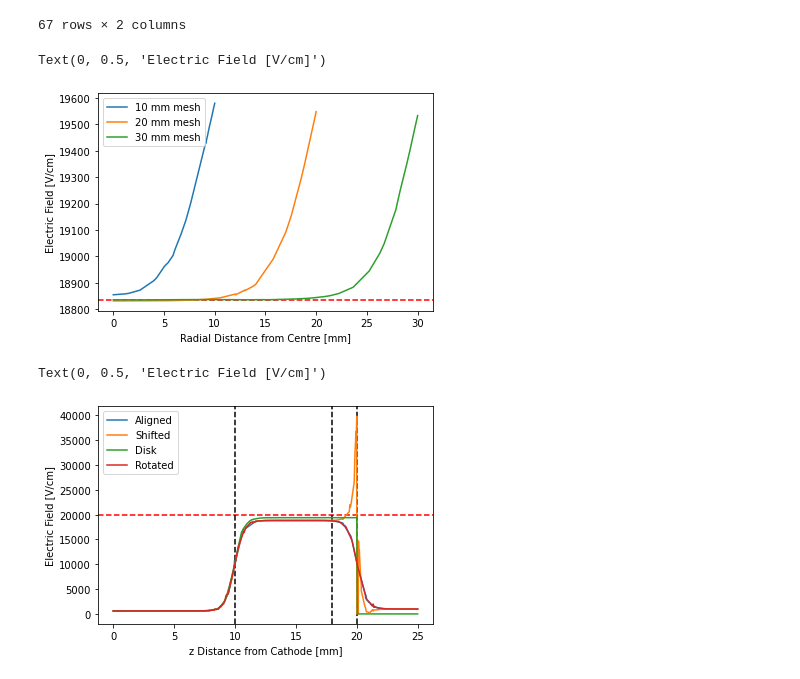
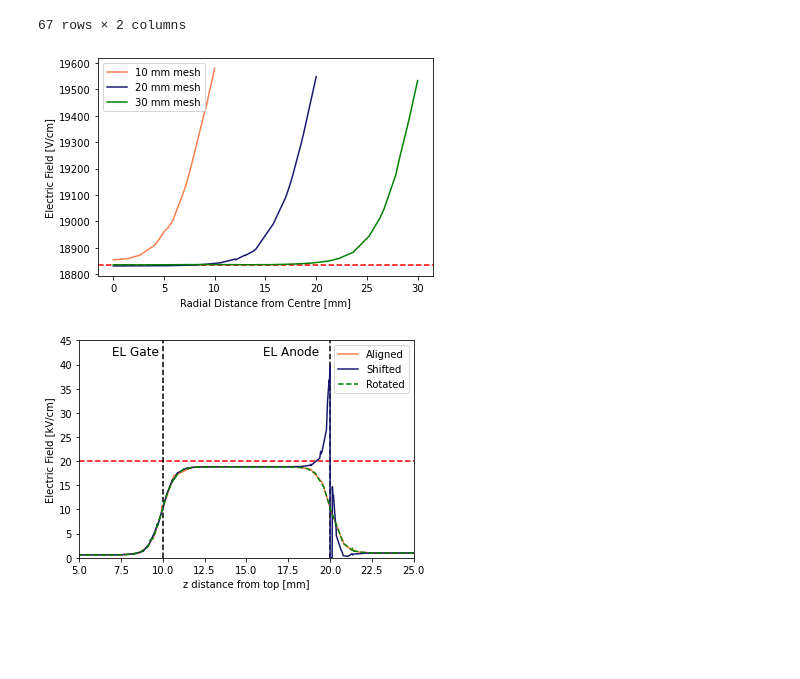
Before and after one commit to kvjmistry/GarfieldCode, a Jupyter notebook: Electroluminescence/notebooks/PlotElectricField.ipynb, the cells around one changed output. Saved outputs shown, nothing was run; the diff lists cells and outputs as text; code cells hidden in the pictures; blank space fills up the shorter version.

Commit message:
New updates for more electric fields and paper plots

```diff
--- a/Electroluminescence/notebooks/PlotElectricField.ipynb
+++ b/Electroluminescence/notebooks/PlotElectricField.ipynb
@@ -24,16 +29,19 @@ display(E_30)
 # %%
 plt.figure()
 
+# Create a sequential colormap
+cmap = get_cmap('Spectral')  # You can choose any sequential colormap here
+
 plt.axhline(y = 18835.3, color = 'r', linestyle = '--')
-plt.plot(E_10["y"], E_10["E"], label = "10 mm mesh")
-plt.plot(E_20["y"], E_20["E"], label = "20 mm mesh")
-plt.plot(E_30["y"], E_30["E"], label = "30 mm mesh")
+plt.plot(E_10["y"], E_10["E"], label = "10 mm mesh", color = 'coral')
+plt.plot(E_20["y"], E_20["E"], label = "20 mm mesh", color = 'midnightblue')
+plt.plot(E_30["y"], E_30["E"], label = "30 mm mesh", color = 'green')
 plt.legend()
 plt.xlabel("Radial Distance from Centre [mm]")
 plt.ylabel("Electric Field [V/cm]")
+plt.savefig("../Plots/RadialField.pdf")
 # %% [output]
-Text(0, 0.5, 'Electric Field [V/cm]')
-[figure, old version]
+[figure, new version]
 # %%
 # Load in the electric fields vs z position
 Ez_align = pd.read_csv(f"../Files/ElectricField/Central_EField_Aligned.txt", delimiter = ",")
@@ -43,16 +51,20 @@ Ez_disk = pd.read_csv(f"../Files/ElectricField/Central_EField_Disk.txt", delimit
 # %%
 plt.figure()
 
-plt.axhline(y = 20000, color = 'r', linestyle = '--')
+plt.axhline(y = 20, color = 'r', linestyle = '--')
 plt.axvline(x = 10, color = 'k', linestyle = '--')
 plt.axvline(x = 20, color = 'k', linestyle = '--')
-plt.plot(Ez_align["z"], Ez_align["E"], label = "Aligned")
-plt.plot(Ez_shift["z"], Ez_shift["E"], label = "Shifted")
-plt.plot(Ez_disk["z"], Ez_disk["E"], label = "Disk")
-plt.plot(Ez_rotated["z"], Ez_rotated["E"], label = "Rotated")
+plt.plot(Ez_align["z"], Ez_align["E"]/1e3, label = "Aligned", color = 'coral')
+plt.plot(Ez_shift["z"], Ez_shift["E"]/1e3, label = "Shifted", color = 'midnightblue')
+# plt.plot(Ez_disk["z"], Ez_disk["E"], label = "Disk")
+plt.plot(Ez_rotated["z"], Ez_rotated["E"]/1e3, label = "Rotated",linestyle = '--', color = 'green')
+plt.text(7, 42, 'EL Gate', fontsize=12, color='black')
+plt.text(16, 42, 'EL Anode', fontsize=12, color='black')
 plt.legend()
-plt.xlabel("z Distance from Cathode [mm]")
-plt.ylabel("Electric Field [V/cm]")
+plt.xlim(5, 25)
+plt.ylim(0, 45)
+plt.xlabel("z distance from top [mm]")
+plt.ylabel("Electric Field [kV/cm]")
+plt.savefig("../Plots/Zfield.pdf",facecolor='w', transparent=False)
 # %% [output]
-Text(0, 0.5, 'Electric Field [V/cm]')
-[figure, old version]
+[figure, new version]
```
Also changed, not shown: parts of 4 cells of this notebook, 15 other files.
